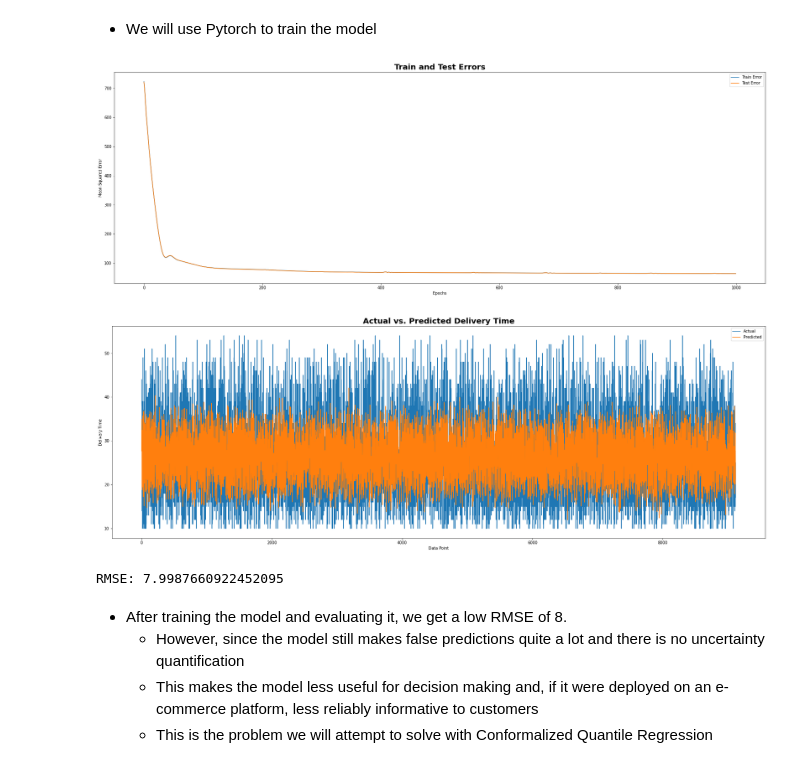
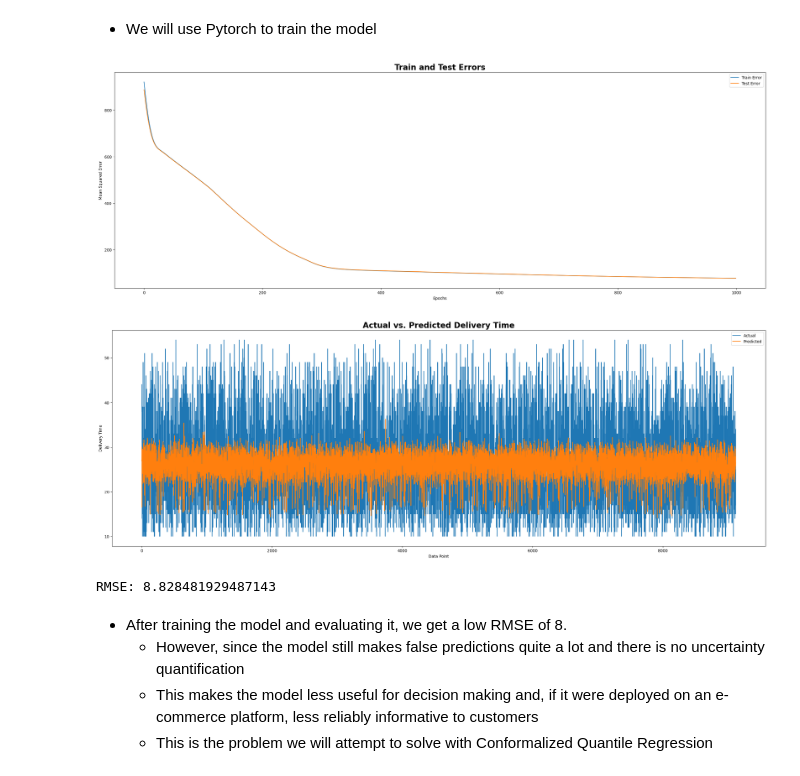
Before and after one commit to AlbertHunduza/DelivTimeAI, a Jupyter notebook: Prediction_Model.ipynb, the cells around one changed output. Cells and saved outputs as stored; diff of their text form; code cells hidden in the pictures.

```diff
--- a/Prediction_Model.ipynb
+++ b/Prediction_Model.ipynb
@@ -75,8 +77,8 @@ from sklearn.feature_extraction import FeatureHasher
 # Create an instance of FeatureHasher
 hasher = FeatureHasher(n_features=4, input_type='string')
 
-# Extract the Delivery_person_ID column as a list of strings
-delivery_person_ids = deliv_df_encoded['Delivery_person_ID'].astype(str).tolist()
+# Extract the Delivery_person_ID column as a list of lists of strings
+delivery_person_ids = [[str(val)] for val in deliv_df_encoded['Delivery_person_ID'].values]
 
 # Apply feature hashing to the Delivery_person_ID column
 hashed_features = hasher.transform(delivery_person_ids)
@@ -143,7 +169,7 @@ model = NeuralNetwork(input_size=X_train.shape[1]).to(device)
 
 # Define the loss function and optimizer
 criterion = nn.MSELoss()
-optimizer = optim.Adam(model.parameters(), lr=0.001)
+optimizer = optim.Adam(model.parameters(), lr=0.0001)
 
 # Convert the data to PyTorch tensors and move to the device
 X_train_tensor = torch.tensor(X_train.values, dtype=torch.float32).to(device)
@@ -156,7 +182,7 @@ test_errors = []
 
 # Train the model with early stopping criterion
 best_loss = float('inf')
-patience = 100  # Number of epochs to wait for improvement
+patience = 50  # Number of epochs to wait for improvement
 early_stop_counter = 0
 num_epochs = 1000
 
@@ -199,38 +225,50 @@ rmse = np.sqrt(test_errors[-1])
 
 # Plot train and test errors
 num_data_points = len(train_errors)
 fig_size = (20, 10) if num_data_points <= 100 else (30, 10) if num_data_points <= 1000 else (40, 10)
 
 plt.rcParams['figure.figsize'] = fig_size
 plt.plot(range(len(train_errors)), train_errors, label='Train Error')
 plt.plot(range(len(test_errors)), test_errors, label='Test Error')
 plt.xlabel('Epochs')
 plt.ylabel('Mean Squared Error')
 plt.legend()
 plt.title('Train and Test Errors', fontsize=20, weight='bold')
 plt.show()
 
 # Evaluate the model on the test set
 model.eval()
 with torch.no_grad():
     y_pred_tensor = model(X_test_tensor)
     y_pred = y_pred_tensor.squeeze().cpu().numpy()
 
 # Plot y_test and y_pred values
+
+# Set the percentage of data points to plot
+plot_percentage = 1.0
+
+# Calculate the number of data points to plot
+num_points = int(len(y_test) * plot_percentage)
+
+# Generate indices for the sampled data points
+indices = range(num_points)
+
+# Plot y_test and y_pred values for the sampled data points
 fig, ax = plt.subplots()
-ax.plot(range(len(y_test)), y_test, label='Actual')
-ax.plot(range(len(y_pred)), y_pred, label='Predicted')
+ax.plot(indices, y_test[:num_points], label='Actual')
+ax.plot(indices, y_pred[:num_points], label='Predicted')
 ax.set_xlabel('Data Point')
 ax.set_ylabel('Delivery Time')
 ax.set_title('Actual vs. Predicted Delivery Time', fontsize=20, weight='bold')
 ax.legend()
 plt.show()
 
+
 print("RMSE:", rmse)
 # %% [output]
-[figure, old version]
+[figure, new version]
-[figure, old version]
+[figure, new version]
-RMSE: 7.9987660922452095
+RMSE: 8.828481929487143
 # %% [markdown]
 * After training the model and evaluating it, we get a low RMSE of 8.
     - However, since the model still makes false predictions quite a lot and there is no uncertainty quantification
```
Also changed, not shown: parts of 4 cells of this notebook.
